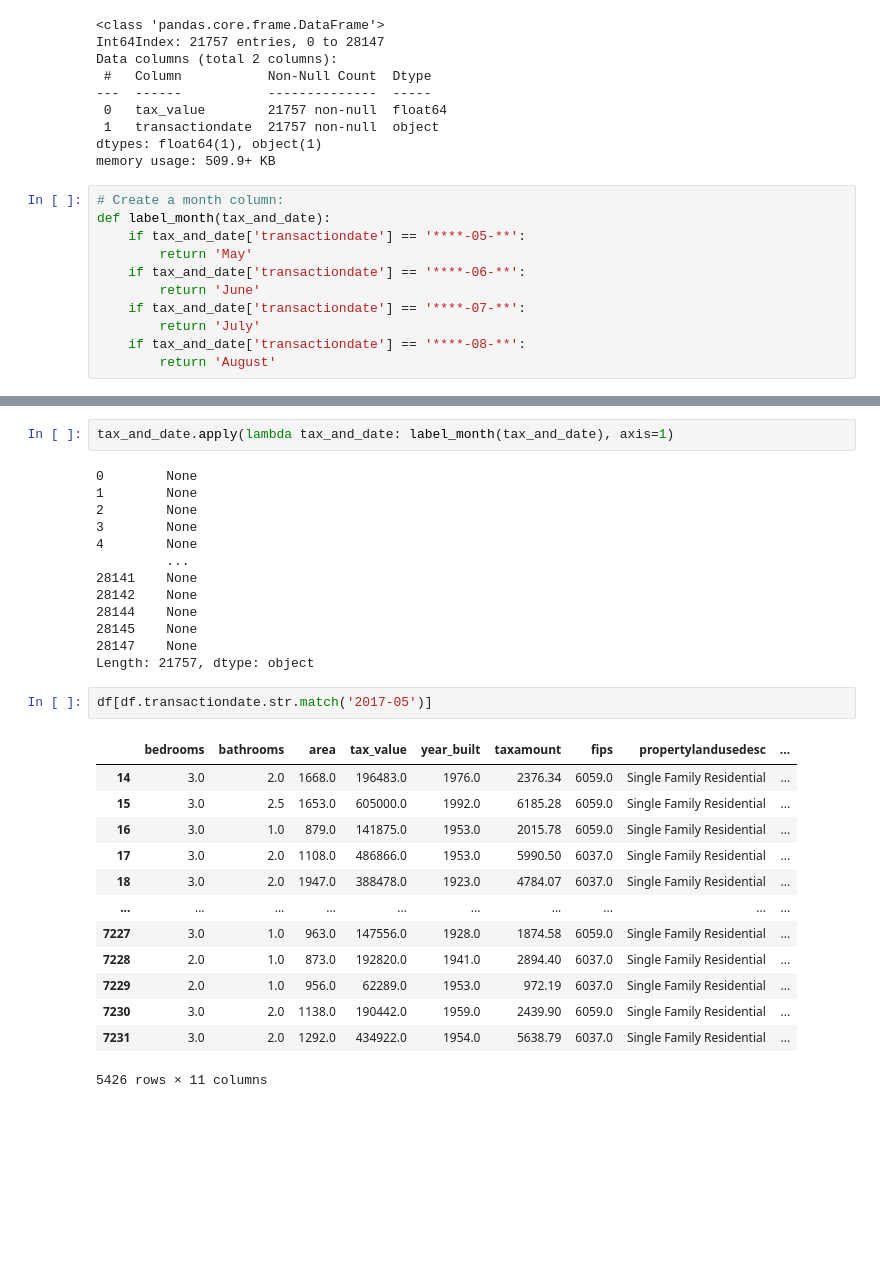
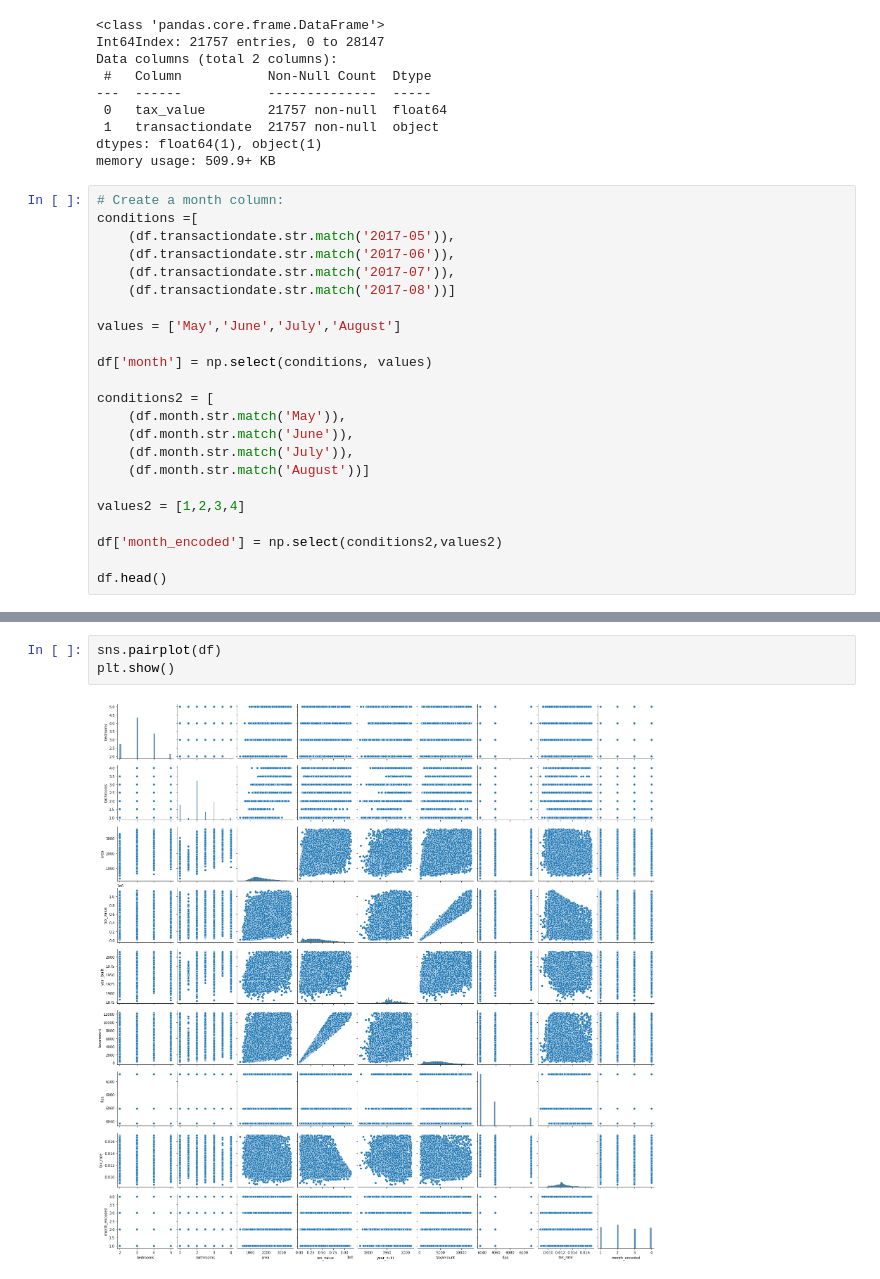
Before and after one commit to Joshua-C-Bryant/zillow_data_regression_project, a Jupyter notebook: exploration.ipynb, the cells around one changed output, grey strips where cells are left out. Saved outputs shown, nothing was run; the diff lists cells and outputs as text; blank space fills up the shorter version.

```diff
--- a/exploration.ipynb
+++ b/exploration.ipynb
@@ -172,12 +172,24 @@ dtypes: float64(1), object(1)
 memory usage: 509.9+ KB
 # %%
 # Create a month column:
-def label_month(tax_and_date):
-    if tax_and_date['transactiondate'] == '****-05-**':
-        return 'May'
-    if tax_and_date['transactiondate'] == '****-06-**':
-        return 'June'
-    if tax_and_date['transactiondate'] == '****-07-**':
-        return 'July'
-    if tax_and_date['transactiondate'] == '****-08-**':
-        return 'August'
+conditions =[
+    (df.transactiondate.str.match('2017-05')),
+    (df.transactiondate.str.match('2017-06')),
+    (df.transactiondate.str.match('2017-07')),
+    (df.transactiondate.str.match('2017-08'))]
+
+values = ['May','June','July','August']
+
+df['month'] = np.select(conditions, values)
+
+conditions2 = [
+    (df.month.str.match('May')),
+    (df.month.str.match('June')),
+    (df.month.str.match('July')),
+    (df.month.str.match('August'))]
+
+values2 = [1,2,3,4]
+
+df['month_encoded'] = np.select(conditions2,values2)
+
+df.head()
@@ -184,31 +203,5 @@ def label_month(tax_and_date):
-# %%
-tax_and_date.apply(lambda tax_and_date: label_month(tax_and_date), axis=1)
-# %% [output]
-0        None
-1        None
-2        None
-3        None
-4        None
-         ...
-28141    None
-28142    None
-28144    None
-28145    None
-28147    None
-Length: 21757, dtype: object
-# %%
-df[df.transactiondate.str.match('2017-05')]
-# %% [output]
-|  | bedrooms | bathrooms | area | tax_value | year_built | taxamount | fips | propertylandusedesc | ... |
-| 14 | 3.0 | 2.0 | 1668.0 | 196483.0 | 1976.0 | 2376.34 | 6059.0 | Single Family Residential | ... |
-| 15 | 3.0 | 2.5 | 1653.0 | 605000.0 | 1992.0 | 6185.28 | 6059.0 | Single Family Residential | ... |
-| 16 | 3.0 | 1.0 | 879.0 | 141875.0 | 1953.0 | 2015.78 | 6059.0 | Single Family Residential | ... |
-| 17 | 3.0 | 2.0 | 1108.0 | 486866.0 | 1953.0 | 5990.50 | 6037.0 | Single Family Residential | ... |
-| 18 | 3.0 | 2.0 | 1947.0 | 388478.0 | 1923.0 | 4784.07 | 6037.0 | Single Family Residential | ... |
-| ... | ... | ... | ... | ... | ... | ... | ... | ... | ... |
-| 7227 | 3.0 | 1.0 | 963.0 | 147556.0 | 1928.0 | 1874.58 | 6059.0 | Single Family Residential | ... |
-| 7228 | 2.0 | 1.0 | 873.0 | 192820.0 | 1941.0 | 2894.40 | 6037.0 | Single Family Residential | ... |
-| 7229 | 2.0 | 1.0 | 956.0 | 62289.0 | 1953.0 | 972.19 | 6037.0 | Single Family Residential | ... |
-| 7230 | 3.0 | 2.0 | 1138.0 | 190442.0 | 1959.0 | 2439.90 | 6059.0 | Single Family Residential | ... |
-| 7231 | 3.0 | 2.0 | 1292.0 | 434922.0 | 1954.0 | 5638.79 | 6037.0 | Single Family Residential | ... |
-5426 rows × 11 columns
+# %%
+sns.pairplot(df)
+plt.show()
+# %% [output]
+[figure, added]
```
Also changed, not shown: parts of 6 cells of this notebook.
